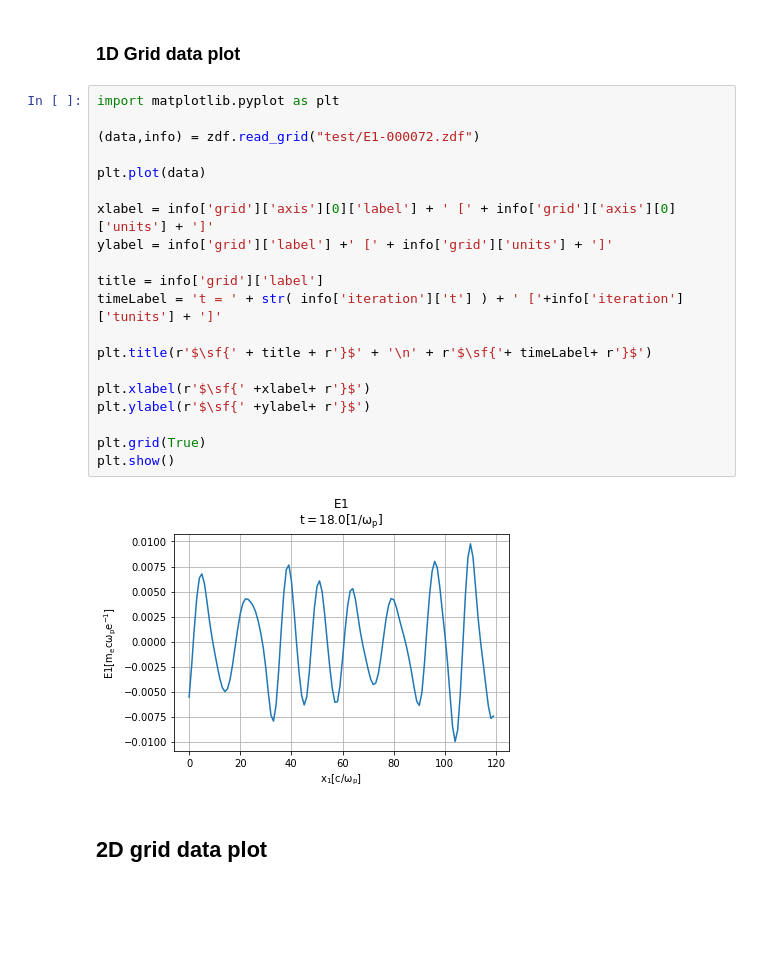
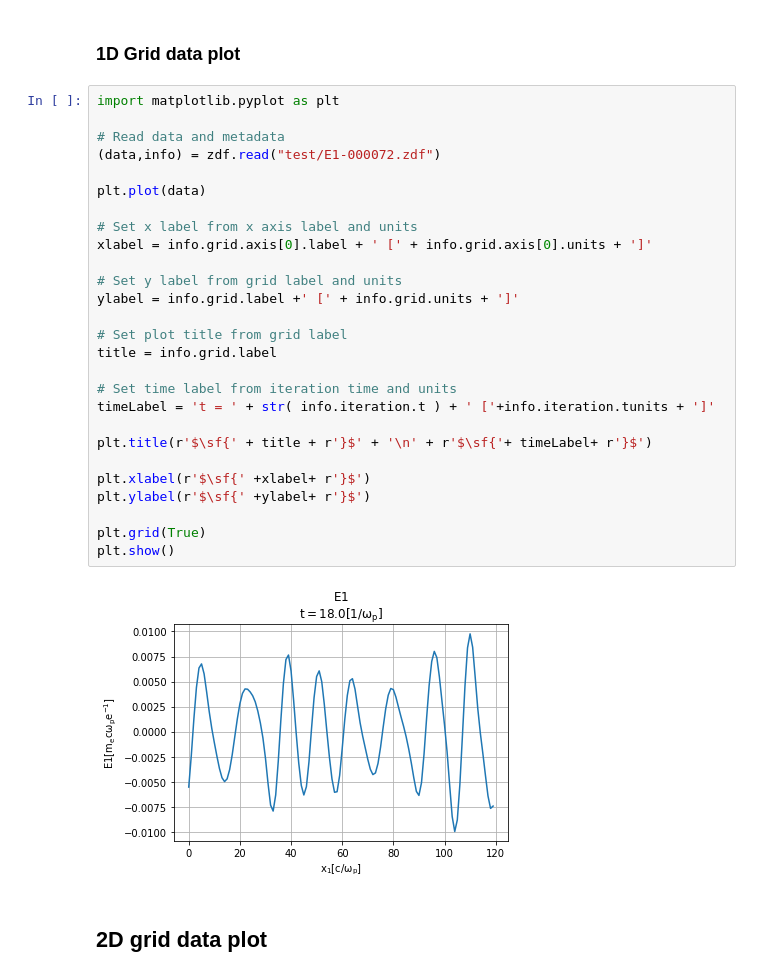
Before and after one commit to ricardo-fonseca/zpic, a Jupyter notebook: zdf/zdf_view.ipynb, the cells around one changed output. Cells and saved outputs as stored; diff of their text form; blank space fills up the shorter version.

```diff
--- a/zdf/zdf_view.ipynb
+++ b/zdf/zdf_view.ipynb
@@ -82,25 +102,32 @@ You can plot the data with any of your favorite tools. Below are examples for pl
 # %%
 import matplotlib.pyplot as plt
 
-(data,info) = zdf.read_grid("test/E1-000072.zdf")
+# Read data and metadata
+(data,info) = zdf.read("test/E1-000072.zdf")
 
 plt.plot(data)
 
-xlabel = info['grid']['axis'][0]['label'] + ' [' + info['grid']['axis'][0]['units'] + ']'
-ylabel = info['grid']['label'] +' [' + info['grid']['units'] + ']'
+# Set x label from x axis label and units
+xlabel = info.grid.axis[0].label + ' [' + info.grid.axis[0].units + ']'
 
-title = info['grid']['label']
-timeLabel = 't = ' + str( info['iteration']['t'] ) + ' ['+info['iteration']['tunits'] + ']'
+# Set y label from grid label and units
+ylabel = info.grid.label +' [' + info.grid.units + ']'
+
+# Set plot title from grid label
+title = info.grid.label
+
+# Set time label from iteration time and units
+timeLabel = 't = ' + str( info.iteration.t ) + ' ['+info.iteration.tunits + ']'
 
 plt.title(r'$\sf{' + title + r'}$' + '\n' + r'$\sf{'+ timeLabel+ r'}$')
 
 plt.xlabel(r'$\sf{' +xlabel+ r'}$')
 plt.ylabel(r'$\sf{' +ylabel+ r'}$')
 
 plt.grid(True)
 plt.show()
 # %% [output]
-[figure, old version]
+[figure, new version]
 # %% [markdown]
 ## 2D grid data plot
 # %%
```
Also changed, not shown: parts of 25 cells of this notebook.
